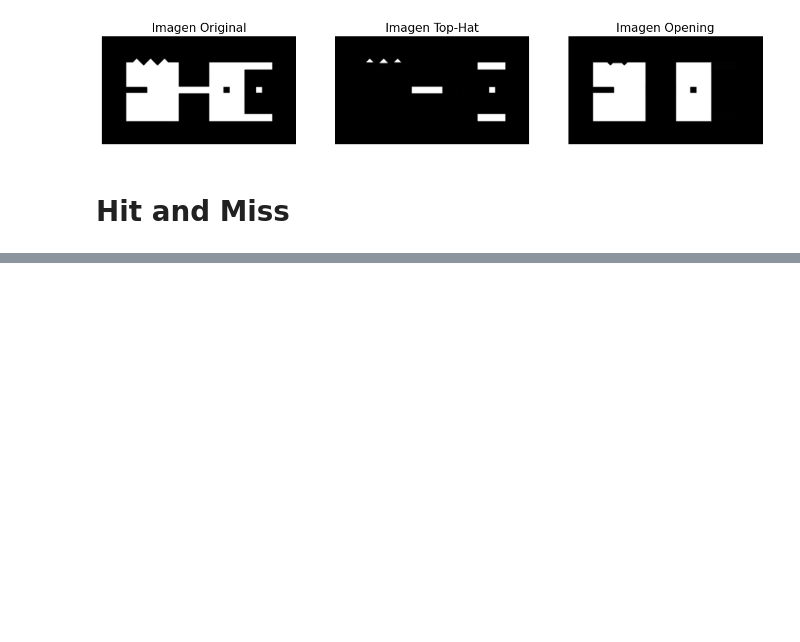
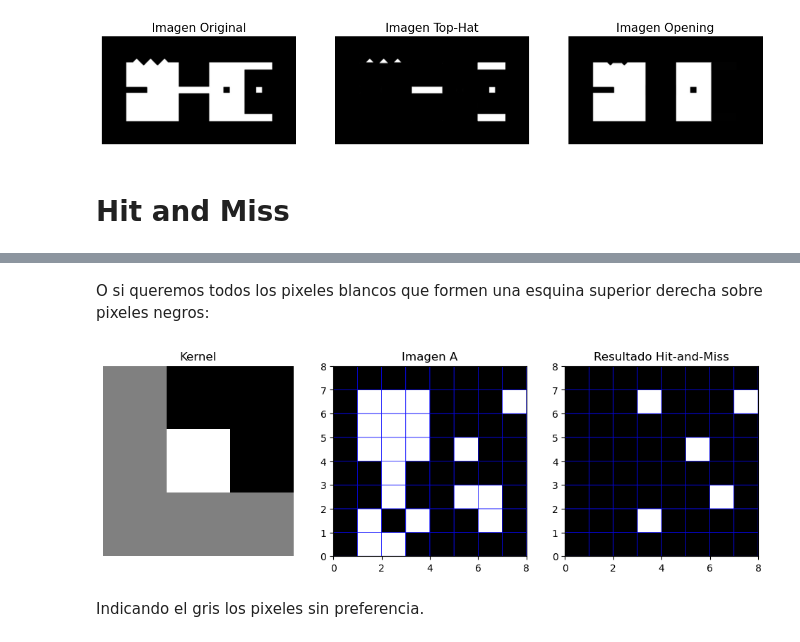
Before and after one commit to prausela/image-processing, a Jupyter notebook: tp7/ex5.ipynb, the cells around one changed output, grey strips where cells are left out. Saved outputs shown, nothing was run; the diff lists cells and outputs as text; code cells hidden in the pictures; blank space fills up the shorter version.

```diff
--- a/tp7/ex5.ipynb
+++ b/tp7/ex5.ipynb
@@ -109,0 +167,14 @@ plt.show()
+# %% [markdown]
+O si queremos todos los pixeles blancos que formen una esquina superior derecha sobre pixeles negros:
+# %%
+# Definimos el kernel (elemento estructurante)
+kernel = np.matrix('0 -1 -1; 0 1 -1; 0 0 0', dtype=int)
+
+# Aplicamos Hit and Miss
+hitmiss = cv2.morphologyEx(A, cv2.MORPH_HITMISS, kernel)
+
+show_hitmiss_result(A, kernel, hitmiss)
+# %% [output]
+[figure, added]
+# %% [markdown]
+Indicando el gris los pixeles sin preferencia.
```
Also changed, not shown: parts of 5 cells of this notebook.
